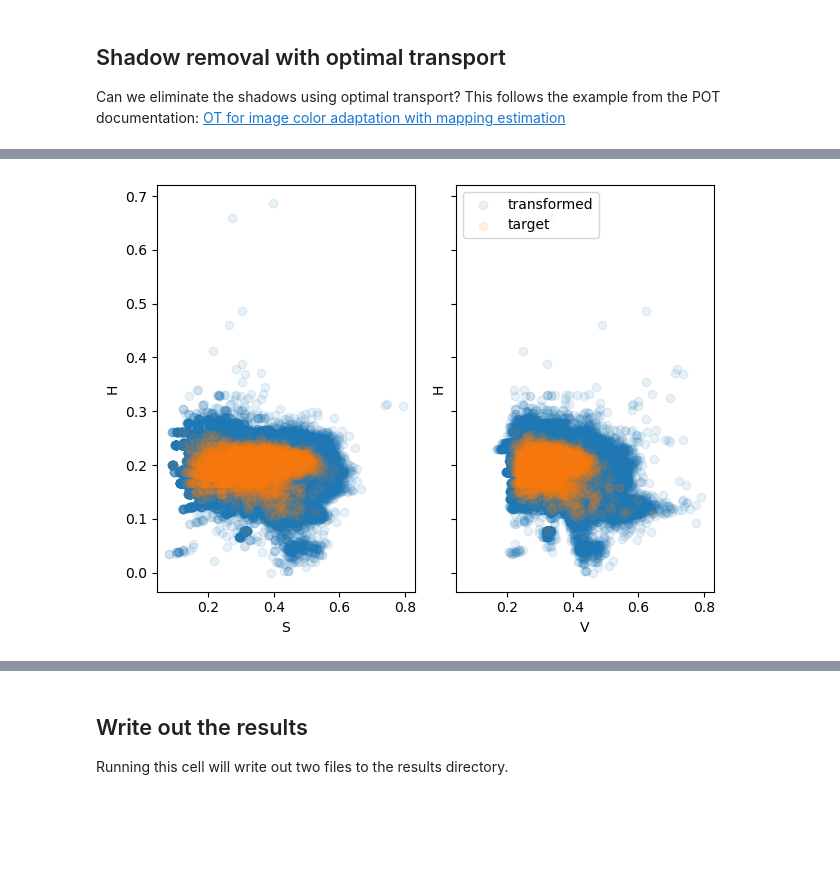
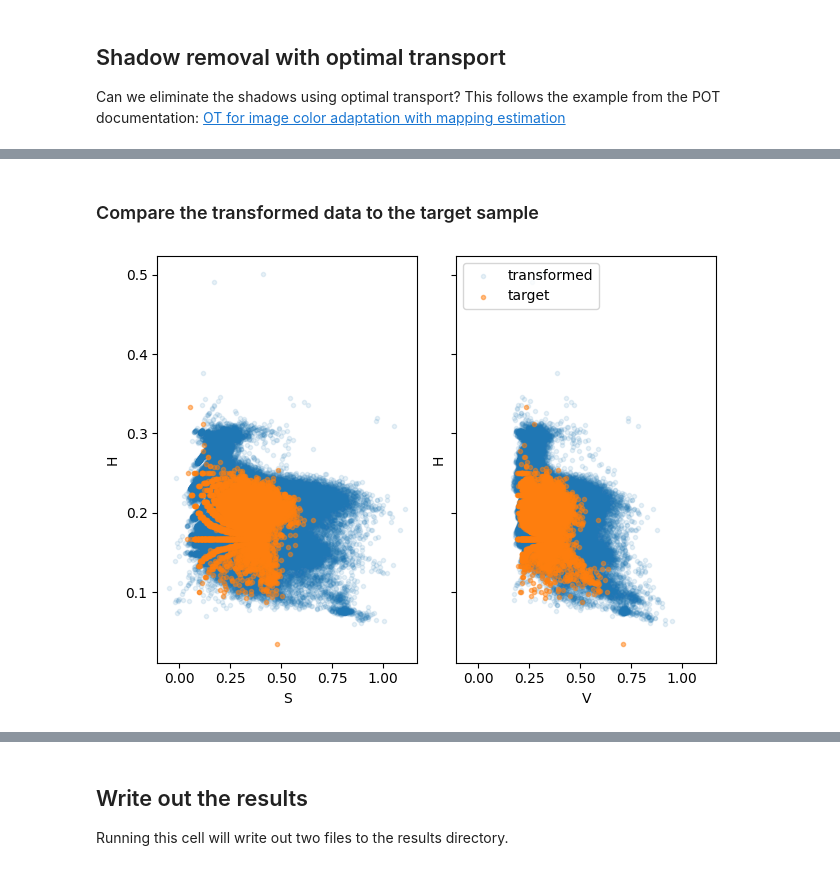
Before and after one commit to mrahnis/nb-vegetation, a Jupyter notebook: Step-03-Veggie-Transport.ipynb, the cells around one changed output, grey strips where cells are left out. Saved outputs shown, nothing was run; the diff lists cells and outputs as text; code cells hidden in the pictures; blank space fills up the shorter version.

```diff
--- a/Step-03-Veggie-Transport.ipynb
+++ b/Step-03-Veggie-Transport.ipynb
@@ -99,10 +71,21 @@ plt.show()
 ## Make the input data
 # %%
 """Create a band-first image in new working colorspace"""
-# band_cs = rgb2lab(rgb[:3,:,:], channel_axis=0)
-# channels = ['L*', 'a*', 'b*']
+cs = 'hsv'
 
-_band_cs = rgb2hsv(rgb[:3,:,:], channel_axis=0)
-band_cs = np.append(_band_cs, rgb[[3],:,:]/255, axis=0)
-channels = ['H', 'S', 'V', 'NIR']
+if cs == 'lab':
+    _band_cs = rgb2lab(rgb[:3,:,:], channel_axis=0)
+    band_cs = np.append(_band_cs, rgb[[3],:,:], axis=0)
+    channels = ['L*', 'a*', 'b*', 'NIR']
+    channel_range=[[-40,40],[0,100]]
+elif cs == 'ycbcr':
+    _band_cs = rgb2ycbcr(rgb[:3,:,:], channel_axis=0)
+    band_cs = np.append(_band_cs, rgb[[3],:,:], axis=0)
+    channels = ['Y', 'Cb', 'Cr', 'NIR']
+    channel_range=[[80,160],[40,160]]
+else:
+    _band_cs = rgb2hsv(rgb[:3,:,:], channel_axis=0)
+    band_cs = np.append(_band_cs, rgb[[3],:,:]/255, axis=0)
+    channels = ['H', 'S', 'V', 'NIR']
+    channel_range=[[0,1],[0,1]]
 # %% [markdown]
@@ -207,0 +208,11 @@ sun pixels (1372784, 4)
+# %%
+# training samples
+nb = 8000
+rng = np.random.RandomState(42)
+
+idx1 = rng.randint(X1.shape[0], size=(nb,))
+idx2 = rng.randint(X2.shape[0], size=(nb,))
+
+# Xs is the source, Xt is the target; we want to transport the shaded areas to the sunlit areas
+Xs = X1[idx1, :] # the shade sample
+Xt = X2[idx2, :] # the sun sample
@@ -297,18 +345,20 @@ Source-Transformed HSV value ranges:
+# %% [markdown]
+### Compare the transformed data to the target sample
 # %%
 # compare the transformed data to the target sample
 fig, (ax0, ax1) = plt.subplots(nrows=1, ncols=2, sharex=True, sharey=True)
 
-ax0.scatter(X1_transformed[:, 1], X1_transformed[:, 0], alpha=0.1, label='transformed')
-ax0.scatter(Xt[:, 1], Xt[:, 0], alpha=0.1, label='target')
+ax0.scatter(X1_transformed[:, 1], X1_transformed[:, 0], marker='.', alpha=0.1, label='transformed')
+ax0.scatter(Xt[:, 1], Xt[:, 0], marker='.', alpha=0.5, label='target')
 ax0.set_xlabel(f'{channels[1]}')
 ax0.set_ylabel(f'{channels[0]}')
 
-ax1.scatter(X1_transformed[:, 2], X1_transformed[:, 0], alpha=0.1, label='transformed')
-ax1.scatter(Xt[:, 2], Xt[:, 0], alpha=0.1, label='target')
+ax1.scatter(X1_transformed[:, 2], X1_transformed[:, 0], marker='.', alpha=0.1, label='transformed')
+ax1.scatter(Xt[:, 2], Xt[:, 0], marker='.', alpha=0.5, label='target')
 ax1.set_xlabel(f'{channels[2]}')
 ax1.set_ylabel(f'{channels[0]}')
 
 plt.legend(loc='upper left')
 plt.tight_layout()
 # %% [output]
-[figure, old version]
+[figure, new version]
```
Also changed, not shown: parts of 27 cells of this notebook.
